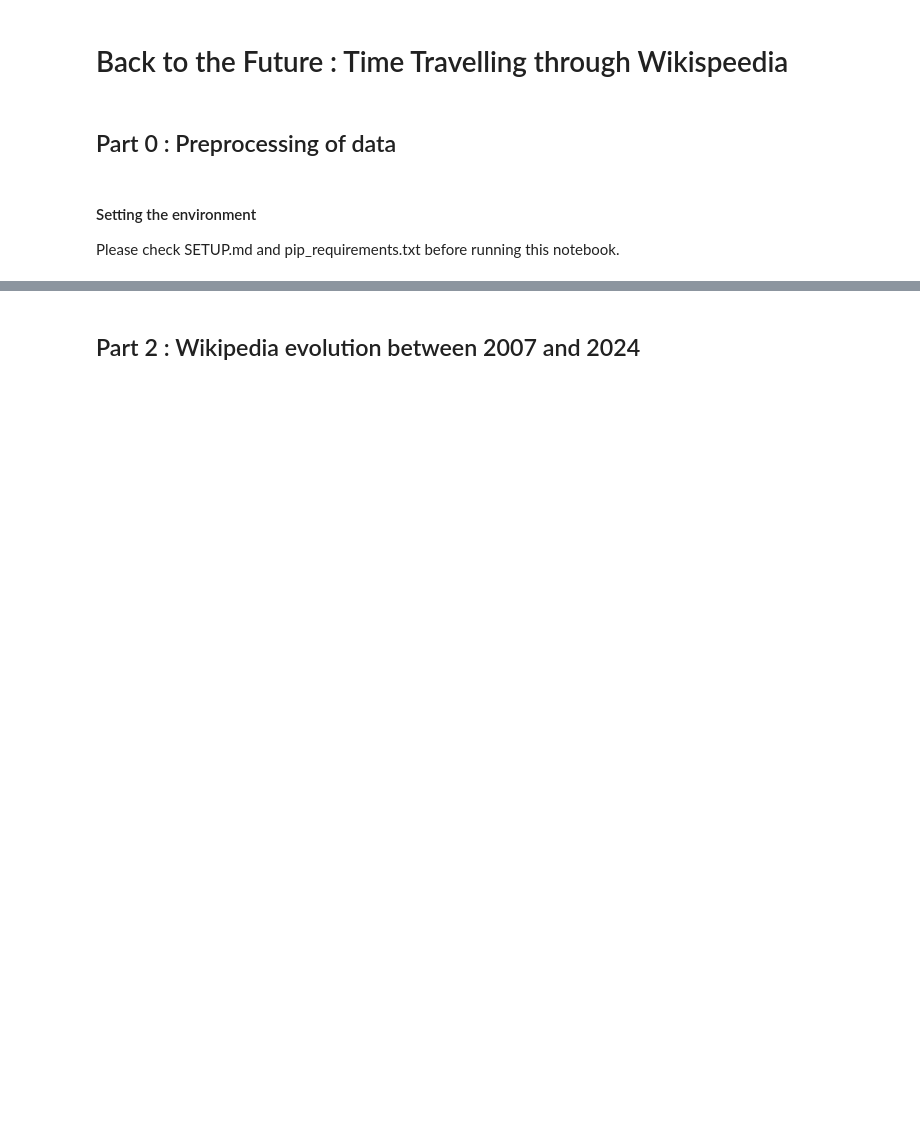
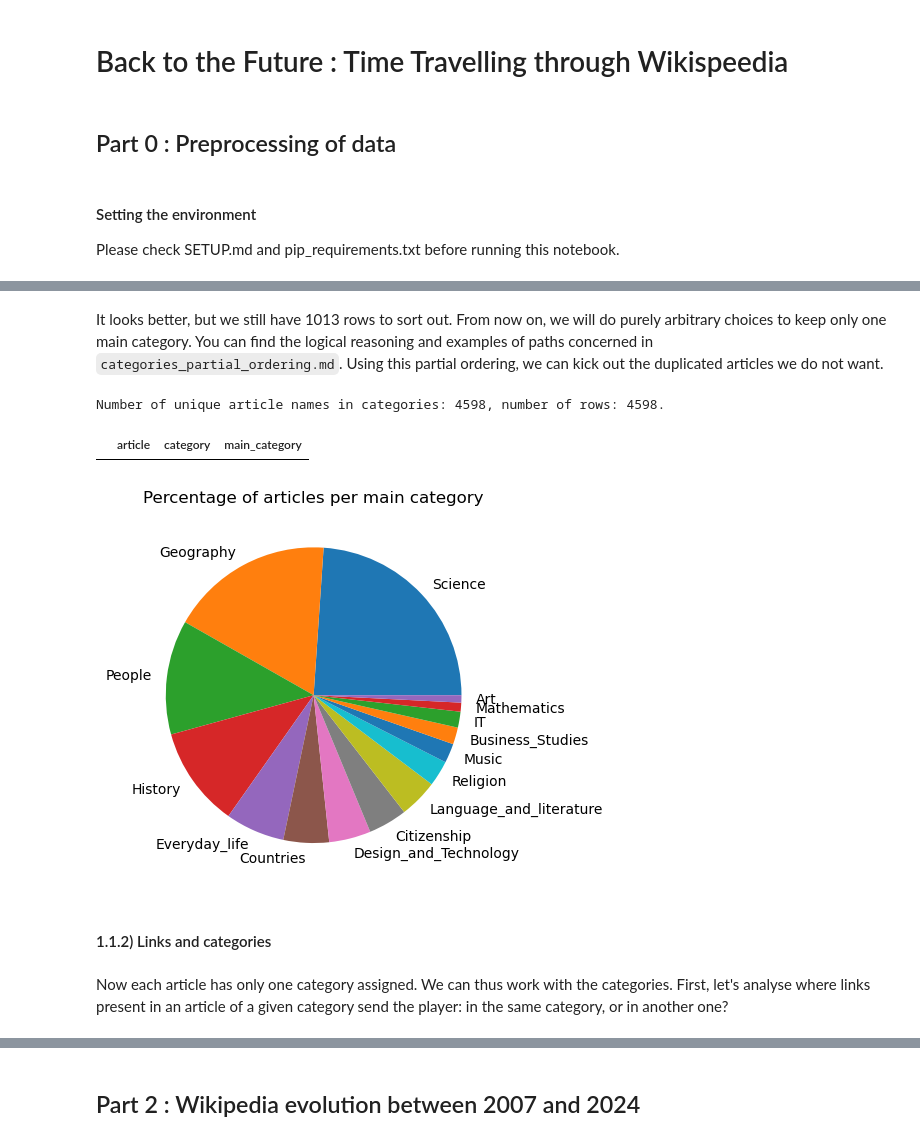
Before and after one commit to epfl-ada/ada-2024-project-outlier-1, a Jupyter notebook: results.ipynb, the cells around one changed output, grey strips where cells are left out. Cells and saved outputs as stored; diff of their text form; code cells hidden in the pictures; blank space fills up the shorter version.

```diff
--- a/results.ipynb
+++ b/results.ipynb
@@ -27,0 +42,5 @@ DATA = "data/"
+# %%
+articles2007, links2007 = loading_articles_links('2007')
+
+categories = loading_cleaned_categories()
+print(f'Shape of categories df: {categories.shape}, number of unique articles in categories.tsv: {categories.index.unique().shape}, number of articles in articles.tsv: {articles2007.article_2007.unique().shape}')
@@ -27,0 +92,3 @@ DATA = "data/"
+# %%
+categories = categories.drop(index=categories.loc[categories[['article', 'main_category']].duplicated()].index)
+categories
@@ -27,0 +132,40 @@ DATA = "data/"
+# %% [markdown]
+It looks better, but we still have 1013 rows to sort out. From now on, we will do purely arbitrary choices to keep only one main category.
+You can find the logical reasoning and examples of paths concerned in `categories_partial_ordering.md`. Using this partial ordering, we can kick out the duplicated articles we do not want.
+# %%
+
+relationships = [('History', 'People'), ('Religion', 'People'), ('Language_and_literature', 'People'),
+ ('Science', 'People'), ('Religion', 'History'), ('Countries', 'Geography'), ('Language_and_literature', 'Geography'),
+ ('Language_and_literature', 'Design_and_Technology'), ('Language_and_literature', 'History'), ('Science', 'Everyday_life'),
+ ('Science', 'Design_and_Technology'), ('Geography', 'Design_and_Technology'), ('History', 'Design_and_Technology'),
+ ('Mathematics', 'Everyday_life'), ('Everyday_life', 'People'), ('Everyday_life', 'History'), ('History', 'Geography'),
+ ('Geography', 'Citizenship'), ('Design_and_Technology', 'Citizenship'), ('Design_and_Technology', 'Everyday_life'),
+ ('Science', 'Citizenship'), ('Business_Studies', 'IT'), ('Business_Studies', 'Geography'), ('Business_Studies', 'People'),
+ ('Citizenship', 'Everyday_life'), ('Business_Studies', 'Everyday_life'), ('Everyday_life', 'People'), ('Science', 'IT'),
+ ('Geography', 'Everyday_life'), ('Geography', 'Science'), ('Business_Studies', 'History'), ('History', 'Citizenship'),
+ ('Science', 'History'), ('Science', 'Business_Studies'), ('Art', 'Everyday_life'), ('Art', 'Business_Studies'),
+ ('Art', 'Design_and_Technology'), ('Music', 'History'), ('Religion', 'Citizenship'), ('IT', 'Design_and_Technology'),
+ ('IT', 'Citizenship'), ('Business_Studies', 'Citizenship'), ('Art', 'History'), ('IT', 'History'),
+ ('Science', 'Religion'), ('Language_and_literature', 'Art'), ('Design_and_Technology', 'People')]
+
+categories, categories_duplicated = delete_duplicates_cat(categories, relationships)
+
+print(f'Number of unique article names in categories: {categories.article.unique().size}, number of rows: {categories.article.size}.')
+
+categories = categories.set_index('article') # easier for the following
+
+display(categories_duplicated) # is empty, as expected
+# %% [output]
+Number of unique article names in categories: 4598, number of rows: 4598.
+|  | article | category | main_category |
+# %%
+# NEXTSTEP:: make it pretty
+plt.pie(categories.main_category.value_counts(), labels=categories.main_category.value_counts().index)
+plt.title('Percentage of articles per main category');
+# plt.legend()
+# %% [output]
+[figure, added]
+# %% [markdown]
+#### 1.1.2) Links and categories
+# %% [markdown]
+Now each article has only one category assigned. We can thus work with the categories. First, let's analyse where links present in an article of a given category send the player: in the same category, or in another one?
```
Also changed, not shown: parts of 62 cells of this notebook, 1 other file.
